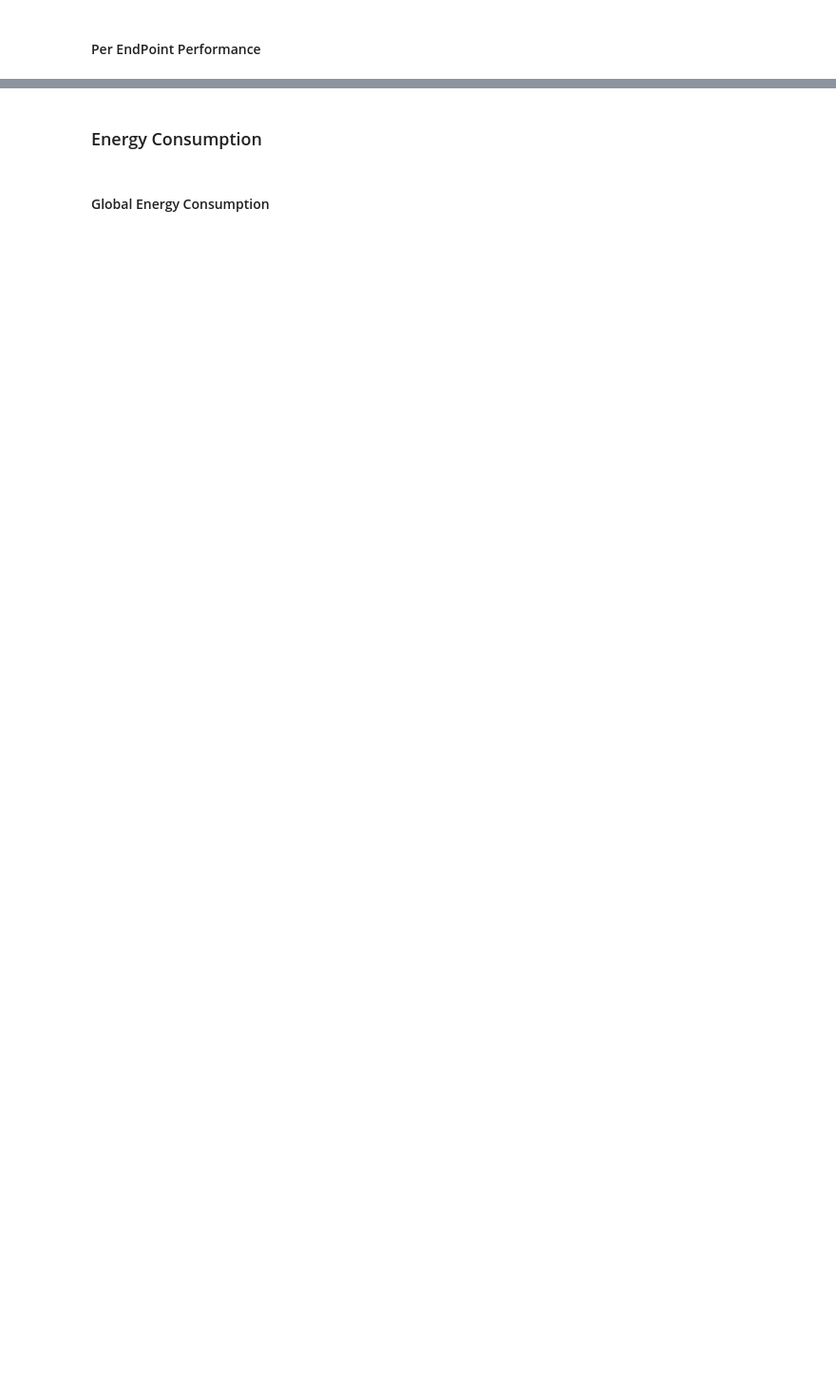
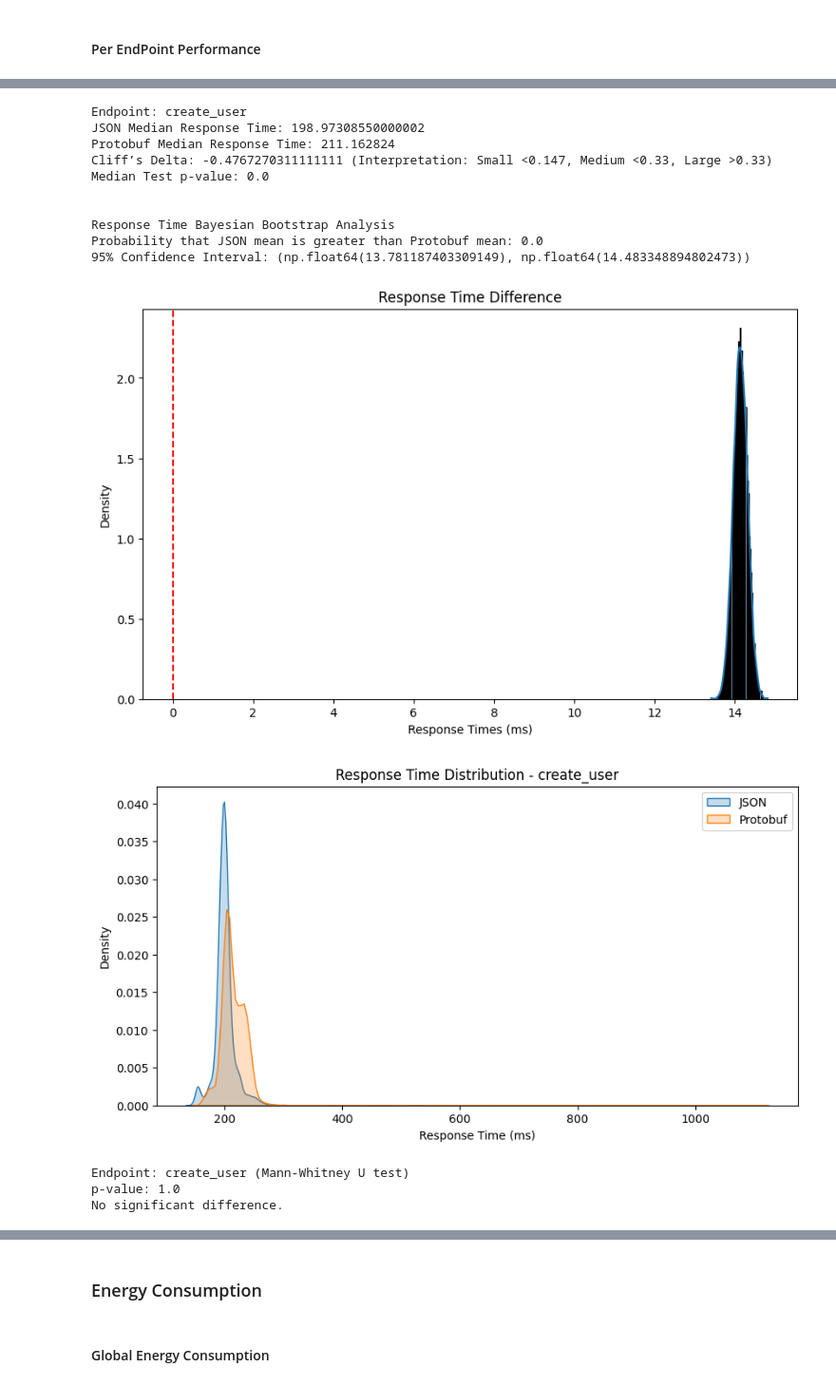
Before and after one commit to MiguelFerreira18/Comparing_JSON_and_ProtoBuf_in_HTTP-based-_REST_architectures, a Jupyter notebook: Data_Analasys/Hypothesis_test.ipynb, the cells around one changed output, grey strips where cells are left out. Shown at 95% size. Cells and saved outputs as stored; diff of their text form; code cells hidden in the pictures; blank space fills up the shorter version.

```diff
--- a/Data_Analasys/Hypothesis_test.ipynb
+++ b/Data_Analasys/Hypothesis_test.ipynb
@@ -483,18 +512,18 @@ json_normality_p = normaltest(json_all_response_times).pvalue
 protobuf_normality_p = normaltest(protobuf_all_response_times).pvalue
 
 # Variance test
-variance_p = levene(json_all_response_times, protobuf_all_response_times).pvalue
+variance_p = levene(protobuf_all_response_times, json_all_response_times).pvalue
 # %%
 if json_normality_p > 0.05 and protobuf_normality_p > 0.05:
     test_stat, p_value = ttest_ind(
+        protobuf_all_response_times,
         json_all_response_times,
-        protobuf_all_response_times,
         equal_var=(variance_p >= 0.05),
     )
     test_name = "t-test"
 else:
     test_stat, p_value = mannwhitneyu(
-        json_all_response_times, protobuf_all_response_times, alternative="two-sided"
+        protobuf_all_response_times, json_all_response_times, alternative="two-sided"
     )
     test_name = "Mann-Whitney U test"
 
@@ -507,2 +540,13 @@ else:
 # %% [markdown]
 #### Per EndPoint Performance
+# %%
+def histogram_plot_data(df, title, label):
+    plt.figure(figsize=(10, 6))
+    sns.histplot(df, kde=True, stat="density")
+    plt.axvline(0, color="red", linestyle="--")
+    plt.title(
+        title
+    )
+    plt.xlabel(label)
+    plt.ylabel("Density")
+    plt.show()
@@ -509,28 +697,25 @@ else:
 # %%
 for i, endpoint in enumerate(endpoints):
-    json_response_times = np.concatenate(
-        [
-            extract_response_times(
-                df, const.METRIC_NAME, const.METRIC_VALUE, const.RESPONSE_TIME
-            )
-            for df in json_reports[i]
-        ]
+
+    json_table_data,json_response_times,_ = compute_response_times_statistics(
+        "JSON", endpoint,  json_reports, i
     )
-    protobuf_response_times = np.concatenate(
-        [
-            extract_response_times(
-                df, const.METRIC_NAME, const.METRIC_VALUE, const.RESPONSE_TIME
-            )
-            for df in protobuf_reports[i]
-        ]
+    protobuf_table_data,protobuf_response_times,_ = compute_response_times_statistics(
+        "Protobuf", endpoint,  protobuf_reports, i
     )
+
+    concat_table = pd.concat([json_table_data, protobuf_table_data])
+    display(concat_table)
+
+    diff_table = compute_percentage_difference_perfomance(concat_table)
+    display(diff_table)
 
     json_median = np.median(json_response_times)
     protobuf_median = np.median(protobuf_response_times)
 
     delta, res = cliffs_delta(json_response_times, protobuf_response_times)
 
-    _, p_median, _, _ = median_test(json_response_times, protobuf_response_times)
+    _, p_median, _, _ = median_test(protobuf_response_times, json_response_times)
 
     print(f"Endpoint: {endpoint}")
     print(f"JSON Median Response Time: {json_median}")
@@ -540,7 +725,16 @@ for i, endpoint in enumerate(endpoints):
     )
     print(f"Median Test p-value: {p_median}")
 
-    plt.figure(figsize=(10,5))
+    print("\n")
+    print("Response Time Bayesian Bootstrap Analysis")
+    p, diffs, ci = bootstrap_probability(protobuf_response_times, json_response_times)
+    print(f"Probability that JSON mean is greater than Protobuf mean: {p}")
+    print(f"95% Confidence Interval: {ci}")
+    histogram_plot_data(diffs, "Response Time Difference", "Response Times (ms)")
+
+
+
+    plt.figure(figsize=(10, 5))
     sns.kdeplot(json_response_times, label="JSON", fill=True)
     sns.kdeplot(protobuf_response_times, label="Protobuf", fill=True)
     plt.xlabel("Response Time (ms)")
@@ -551,16 +745,18 @@ for i, endpoint in enumerate(endpoints):
 
     json_normality_p = normaltest(json_response_times).pvalue
     protobuf_normality_p = normaltest(protobuf_response_times).pvalue
-    variance_p = levene(json_response_times, protobuf_response_times).pvalue
+    variance_p = levene(protobuf_response_times, json_all_response_times).pvalue
 
     if json_normality_p > 0.05 and protobuf_normality_p > 0.05:
         test_stat, p_value = ttest_ind(
-            json_response_times, protobuf_response_times, equal_var=(variance_p >= 0.05)
+            protobuf_response_times,
+            json_all_response_times,
+            equal_var=(variance_p >= 0.05),
         )
         test_name = "t-test"
     else:
         test_stat, p_value = mannwhitneyu(
-            json_response_times, protobuf_response_times, alternative="two-sided"
+            protobuf_response_times, json_response_times, alternative="less"
         )
         test_name = "Mann-Whitney U test"
 
@@ -570,3 +766,4 @@ for i, endpoint in enumerate(endpoints):
         print("Significant difference found!\n")
     else:
         print("No significant difference.\n")
+# %% [output]
@@ -572,0 +775,15 @@ for i, endpoint in enumerate(endpoints):
+Endpoint: create_user
+JSON Median Response Time: 198.97308550000002
+Protobuf Median Response Time: 211.162824
+Cliff’s Delta: -0.4767270311111111 (Interpretation: Small <0.147, Medium <0.33, Large >0.33)
+Median Test p-value: 0.0
+
+
+Response Time Bayesian Bootstrap Analysis
+Probability that JSON mean is greater than Protobuf mean: 0.0
+95% Confidence Interval: (np.float64(13.781187403309149), np.float64(14.483348894802473))
+[figure, added]
+[figure, added]
+Endpoint: create_user (Mann-Whitney U test)
+p-value: 1.0
+No significant difference.
```
Also changed, not shown: parts of 17 cells of this notebook, 30 other files.
